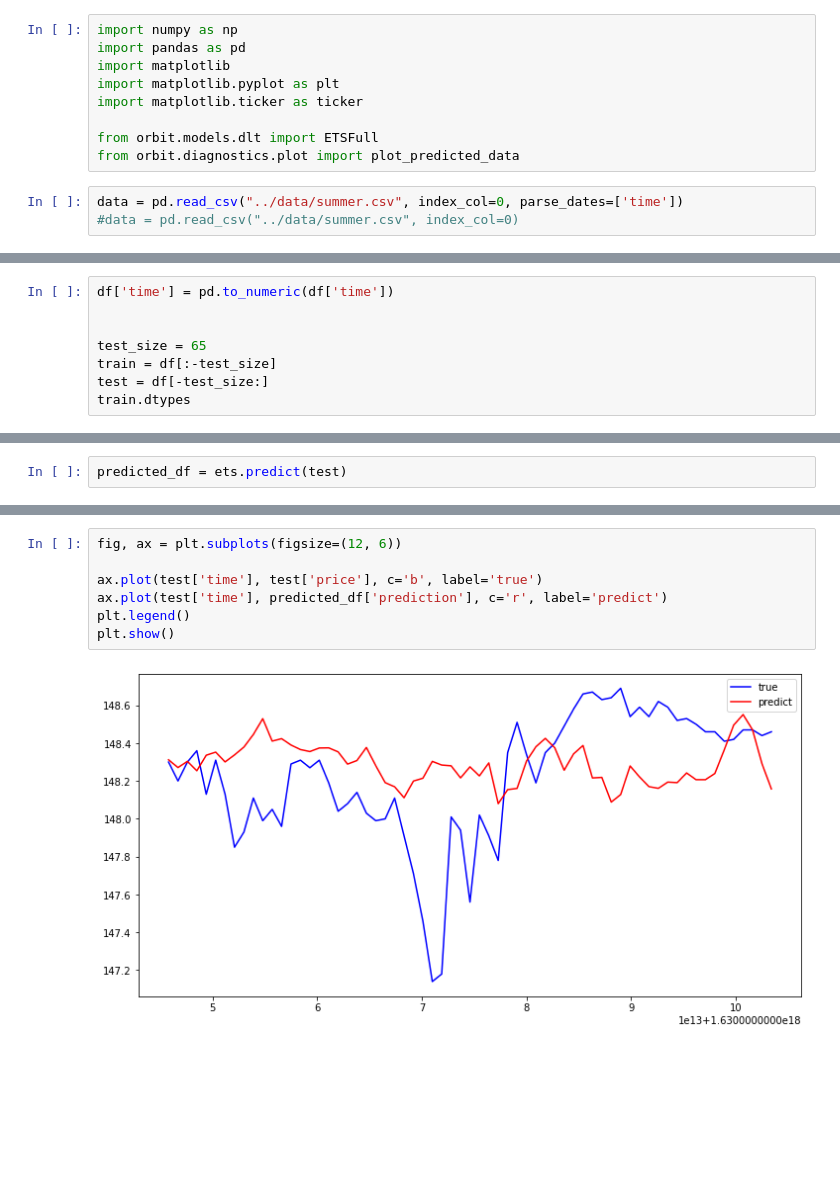
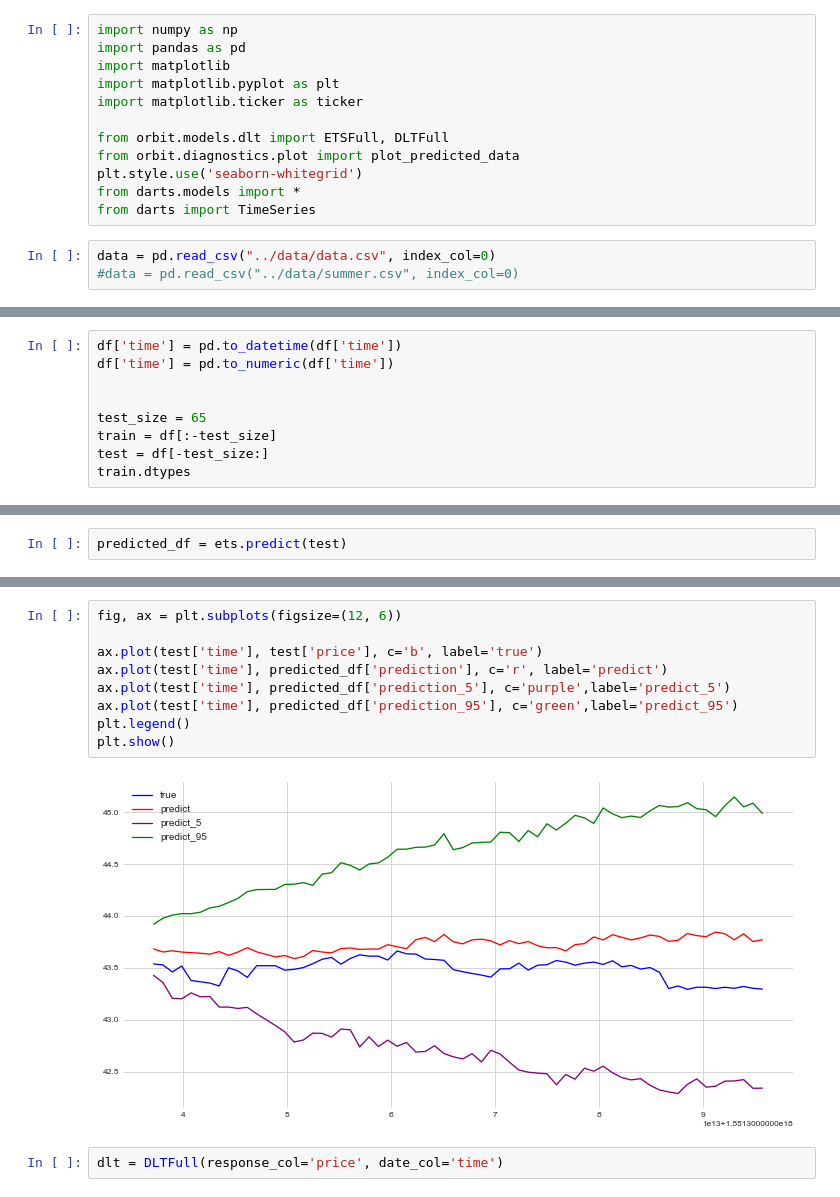
Before and after one commit to TheCopyNinjaDev/Stocks, a Jupyter notebook: notebooks/data.ipynb, the cells around one changed output, grey strips where cells are left out. Saved outputs shown, nothing was run; the diff lists cells and outputs as text; blank space fills up the shorter version.

Commit message:
orbit try

```diff
--- a/notebooks/data.ipynb
+++ b/notebooks/data.ipynb
@@ -5,10 +5,13 @@ import matplotlib
 import matplotlib.pyplot as plt
 import matplotlib.ticker as ticker
 
-from orbit.models.dlt import ETSFull
+from orbit.models.dlt import ETSFull, DLTFull
 from orbit.diagnostics.plot import plot_predicted_data
+plt.style.use('seaborn-whitegrid')
+from darts.models import *
+from darts import TimeSeries
 # %%
-data = pd.read_csv("../data/summer.csv", index_col=0, parse_dates=['time'])
+data = pd.read_csv("../data/data.csv", index_col=0)
 #data = pd.read_csv("../data/summer.csv", index_col=0)
 # %%
 df = pd.DataFrame(data)
@@ -37,4 +42,5 @@ plt.show()
 # %%
+df['time'] = pd.to_datetime(df['time'])
 df['time'] = pd.to_numeric(df['time'])
 
 
@@ -88,9 +95,13 @@ predicted_df
 # %%
 fig, ax = plt.subplots(figsize=(12, 6))
 
 ax.plot(test['time'], test['price'], c='b', label='true')
 ax.plot(test['time'], predicted_df['prediction'], c='r', label='predict')
+ax.plot(test['time'], predicted_df['prediction_5'], c='purple',label='predict_5')
+ax.plot(test['time'], predicted_df['prediction_95'], c='green',label='predict_95')
 plt.legend()
 plt.show()
 # %% [output]
-[figure, old version]
+[figure, new version]
+# %%
+dlt = DLTFull(response_col='price', date_col='time')
```
Also changed, not shown: parts of 10 cells of this notebook.
